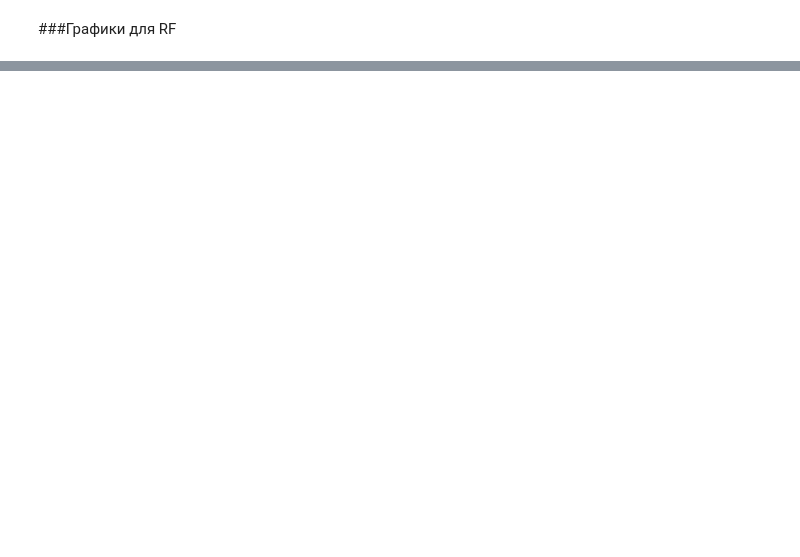
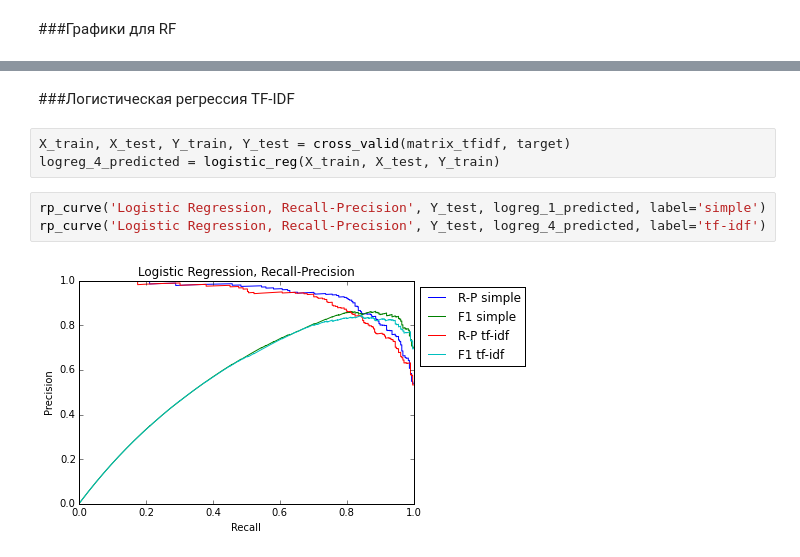
Before and after one commit to ermakovpetr/posneg, a Jupyter notebook: main.ipynb, the cells around one changed output, grey strips where cells are left out. Drawn from its saved outputs; the diff is of its cells as text; blank space fills up the shorter version.

```diff
--- a/main.ipynb
+++ b/main.ipynb
@@ -141,0 +176,10 @@ Logistic Regression ( rf ) AUC =  0.964619284825
+# %% [markdown]
+###Логистическая регрессия TF-IDF
+# %%
+X_train, X_test, Y_train, Y_test = cross_valid(matrix_tfidf, target)
+logreg_4_predicted = logistic_reg(X_train, X_test, Y_train)
+# %%
+rp_curve('Logistic Regression, Recall-Precision', Y_test, logreg_1_predicted, label='simple')
+rp_curve('Logistic Regression, Recall-Precision', Y_test, logreg_4_predicted, label='tf-idf')
+# %% [output]
+[figure, added]
```
Also changed, not shown: parts of 25 cells of this notebook.
